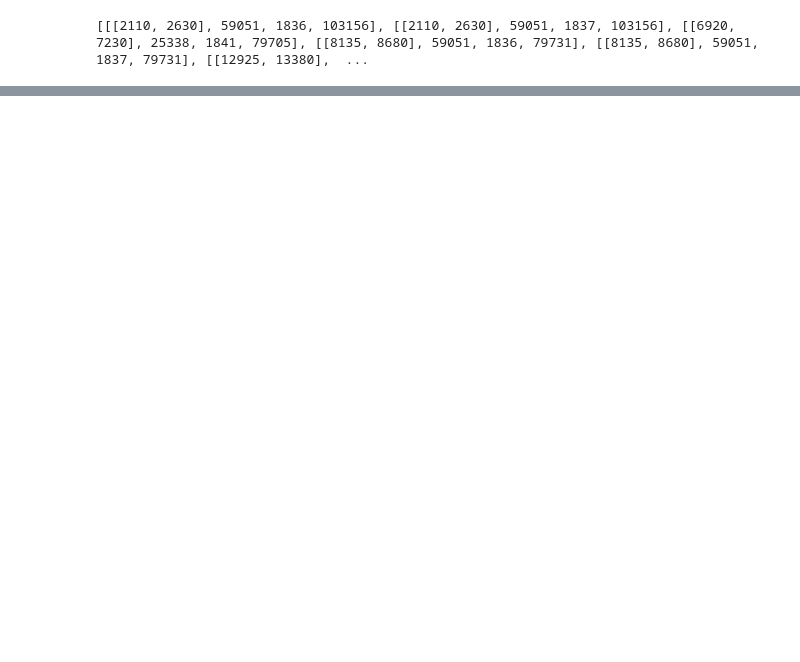
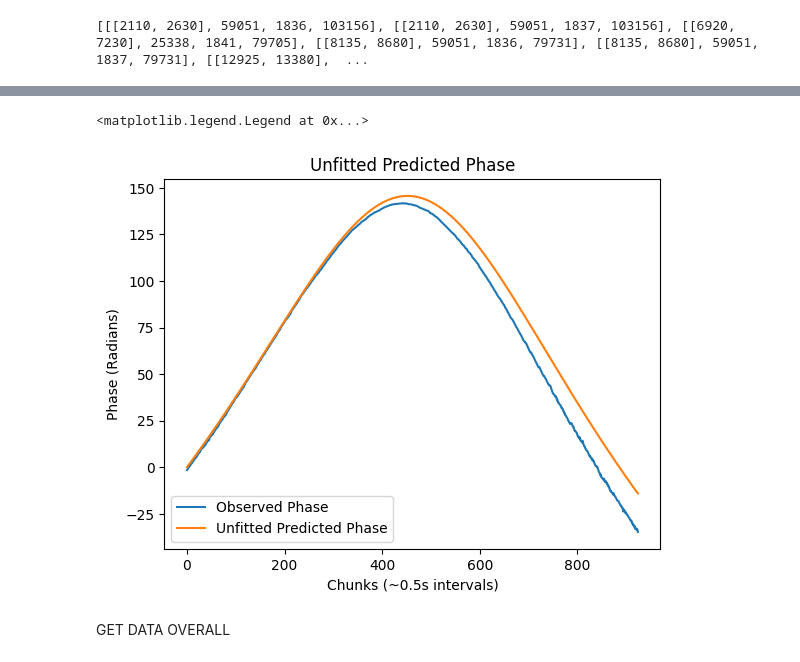
Before and after one commit to ALBATROS-Experiment/albatros_analysis, a Jupyter notebook: scripts/orbcomm/fitting/calib_iterate_pulse.ipynb, the cells around one changed output, grey strips where cells are left out. Saved outputs shown, nothing was run; the diff lists cells and outputs as text; code cells hidden in the pictures; blank space fills up the shorter version.

```diff
--- a/scripts/orbcomm/fitting/calib_iterate_pulse.ipynb
+++ b/scripts/orbcomm/fitting/calib_iterate_pulse.ipynb
@@ -177,0 +56,16 @@ coords.append(a2_coords)
+# %%
+ref_coords = coords[0]
+a2_coords = coords[1]
+
+ref_path = dir_parents[0]
+a2_path = dir_parents[1]
+
+C_T_ACCLEN = c_acclen* T_SPECTRA
+V_T_ACCLEN = v_acclen* T_SPECTRA
+
+c_nchunks = int((visibility_window)/C_T_ACCLEN)
+v_nchunks = int((visibility_window)/V_T_ACCLEN)
+
+tle_path = outils.get_tle_file(global_start_time, "/project/s/sievers/mohanagr/OCOMM_TLES")
+
+context = [global_start_time, visibility_window, [T_SPECTRA, v_acclen, v_nchunks], ref_coords, tle_path]
@@ -233,0 +206,8 @@ print(info)
+# %%
+plt.plot(obs, label="Observed Phase")
+plt.plot(ch.phase_pred(a2_coords, 5, info, context), label="Unfitted Predicted Phase")
+plt.xlabel("Chunks (~0.5s intervals)")
+plt.ylabel("Phase (Radians)")
+plt.title("Unfitted Predicted Phase")
+plt.legend()
+# %% [output]
@@ -234,3 +215,7 @@ print(info)
+<matplotlib.legend.Legend at 0x...>
+[figure, added]
+# %% [markdown]
+GET DATA OVERALL
 # %%
 observed_data = []
 time_total = time.time()
```
Also changed, not shown: parts of 40 cells of this notebook, 13 other files.
